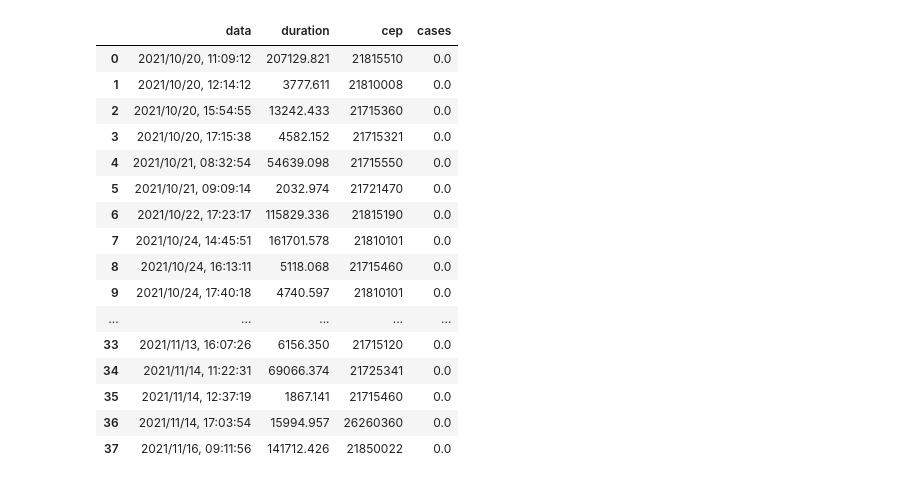
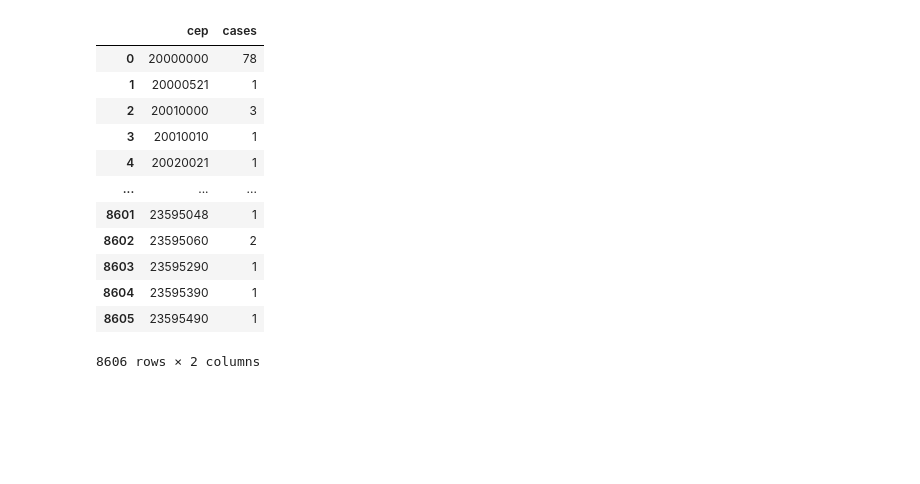
Before and after one commit to wwfianna/tratando-dados-biom-tricos-e-de-geolocalizacao, a Jupyter notebook: covid_exposure.ipynb, the cells around one changed output. Drawn from its saved outputs; the diff is of its cells as text; code cells hidden in the pictures; blank space fills up the shorter version.

```diff
--- a/covid_exposure.ipynb
+++ b/covid_exposure.ipynb
@@ -125,3 +125,19 @@ relevant_covid_cases_cep = relevant_covid_cases_cep.reset_index()
 
 cases_by_cep = pd.DataFrame()
 cases_by_cep[['cep', 'cases']] = relevant_covid_cases_cep[['cep', 'dt_inicio_sintomas']]
+# %%
+cases_by_cep
+# %% [output]
+|  | cep | cases |
+| 0 | 20000000 | 78 |
+| 1 | 20000521 | 1 |
+| 2 | 20010000 | 3 |
+| 3 | 20010010 | 1 |
+| 4 | 20020021 | 1 |
+| ... | ... | ... |
+| 8601 | 23595048 | 1 |
+| 8602 | 23595060 | 2 |
+| 8603 | 23595290 | 1 |
+| 8604 | 23595390 | 1 |
+| 8605 | 23595490 | 1 |
+8606 rows × 2 columns
@@ -133,23 +163,0 @@ fin = entries.merge(cases_by_cep, on='cep', how='left').fillna(0)
-# %%
-###
-# print
-###
-fin
-# %% [output]
-|  | data | duration | cep | cases |
-| 0 | 2021/10/20, 11:09:12 | 207129.821 | 21815510 | 0.0 |
-| 1 | 2021/10/20, 12:14:12 | 3777.611 | 21810008 | 0.0 |
-| 2 | 2021/10/20, 15:54:55 | 13242.433 | 21715360 | 0.0 |
-| 3 | 2021/10/20, 17:15:38 | 4582.152 | 21715321 | 0.0 |
-| 4 | 2021/10/21, 08:32:54 | 54639.098 | 21715550 | 0.0 |
-| 5 | 2021/10/21, 09:09:14 | 2032.974 | 21721470 | 0.0 |
-| 6 | 2021/10/22, 17:23:17 | 115829.336 | 21815190 | 0.0 |
-| 7 | 2021/10/24, 14:45:51 | 161701.578 | 21810101 | 0.0 |
-| 8 | 2021/10/24, 16:13:11 | 5118.068 | 21715460 | 0.0 |
-| 9 | 2021/10/24, 17:40:18 | 4740.597 | 21810101 | 0.0 |
-| ... | ... | ... | ... | ... |
-| 33 | 2021/11/13, 16:07:26 | 6156.350 | 21715120 | 0.0 |
-| 34 | 2021/11/14, 11:22:31 | 69066.374 | 21725341 | 0.0 |
-| 35 | 2021/11/14, 12:37:19 | 1867.141 | 21715460 | 0.0 |
-| 36 | 2021/11/14, 17:03:54 | 15994.957 | 26260360 | 0.0 |
-| 37 | 2021/11/16, 09:11:56 | 141712.426 | 21850022 | 0.0 |
```
Also changed, not shown: parts of 12 cells of this notebook, 3 other files.
